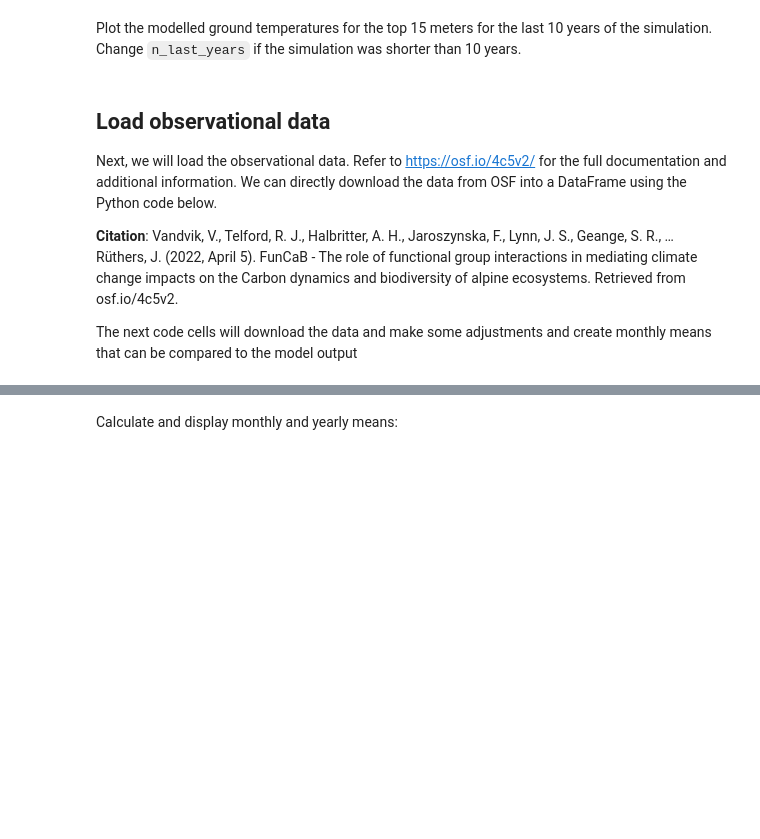
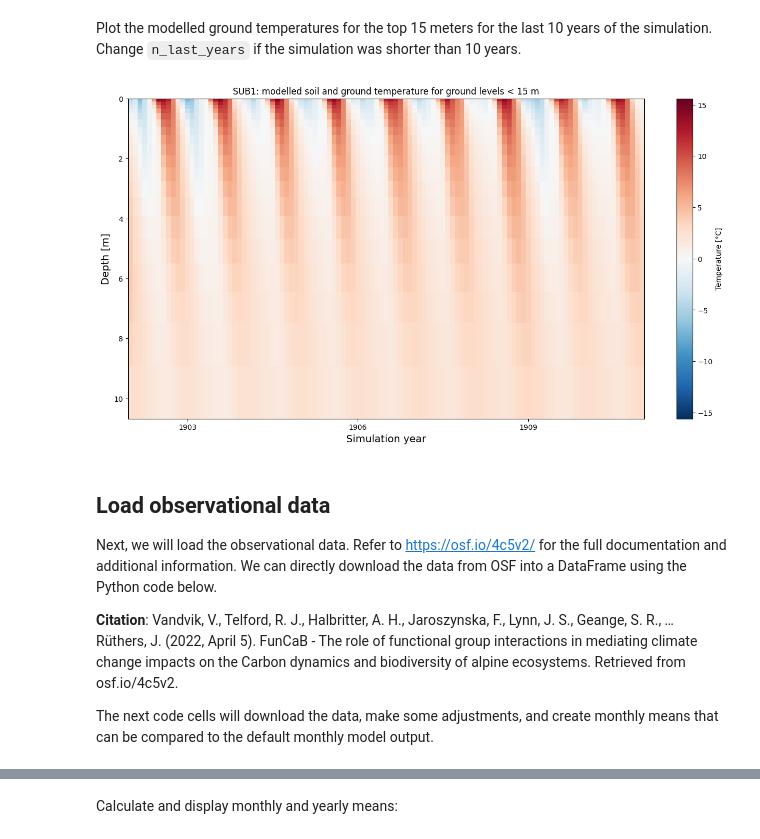
Before and after one commit to NorESMhub/noresm-land-sites-platform, a Jupyter notebook: notebooks/model_output_analysis/compare_model_to_vcg_obs_example.ipynb, the cells around one changed output, grey strips where cells are left out. Cells and saved outputs as stored; diff of their text form; code cells hidden in the pictures; blank space fills up the shorter version.

Commit message:
Adjust input and output notebooks to new version paths

```diff
--- a/notebooks/model_output_analysis/compare_model_to_vcg_obs_example.ipynb
+++ b/notebooks/model_output_analysis/compare_model_to_vcg_obs_example.ipynb
@@ -60,7 +78,7 @@ output_data_path = Path(f"../../cases/{case_name}/archive/lnd/")
 However, if you want to combine multiple files 'on the fly', you can uncomment the respective line in the next code cell and adapt it accordingly - note that this process can take some time!
 # %%
 # Enter the name of a single output file, for instance created with the 'combine_nc_files' notebook. For example:
-file_path = f"{output_data_path}/5994e825658b853b95d61feccffd18ad_bor1-1000y.h0.0001-1000.nc"
+file_path = f"{output_data_path}/8eee62b13ed6c7b49b39e2ba02120d9d_sub1-10years.h0.0001-0010.nc"
 
 # Optional: enter name to read in multiple output files
 # The following line uses '*' wild card notation to combine all files from a given history tape on the fly
@@ -115,35 +162,37 @@ ax.add_artist(anchored_text)
 Plot the modelled ground temperatures for the top 15 meters for the last 10 years of the simulation. Change `n_last_years` if the simulation was shorter than 10 years.
 # %%
 n_last_years = 10
-max_depth = 15  # [m]
+max_depth = 15  # in meters
 idx_soil_layers_15m = (model_soil_temp.levgrnd < max_depth).values.sum() - 1
 
 fig, ax = plt.subplots(figsize=(16, 8))
 
 color_bar_plot = model_soil_temp.isel(
     levgrnd=slice(0, idx_soil_layers_15m)
 ).where(
     model_soil_temp['time.year'] > (max(model_soil_temp['time.year']) - n_last_years), drop=True
 ).T.plot(ax=ax,
          cbar_kwargs={
              'label': "Temperature [°C]"
              }
         )
 
 # Make plot more intuitive by setting depth=0 to the top
 ax.invert_yaxis()
 
 # Title and labels
-ax.set_title(f"{case_id}: modelled soil and ground temperature for ground levels < 15 m")
+ax.set_title(f"{site_code}: modelled soil and ground temperature for ground levels < 15 m")
 ax.set_ylabel("Depth [m]", fontsize=14)
 ax.set_xlabel("Simulation year", fontsize=14);
+# %% [output]
+[figure, added]
 # %% [markdown]
 ## Load observational data
 Next, we will load the observational data. Refer to https://osf.io/4c5v2/ for the full documentation and additional information. We can directly download the data from OSF into a DataFrame using the Python code below.
 
 **Citation**: Vandvik, V., Telford, R. J., Halbritter, A. H., Jaroszynska, F., Lynn, J. S., Geange, S. R., … Rüthers, J. (2022, April 5). FunCaB - The role of functional group interactions in mediating climate change impacts on the Carbon dynamics and biodiversity of alpine ecosystems. Retrieved from osf.io/4c5v2.
 
-The next code cells will download the data and make some adjustments and create monthly means that can be compared to the model output
+The next code cells will download the data, make some adjustments, and create monthly means that can be compared to the default monthly model output.
 # %%
 # Download data directly from OSF storage, make sure you are connected to the internet
 vcg_soil_temp_obs_df = pd.read_csv("https://osf.io/7tgxb/download", low_memory=False)
```
Also changed, not shown: parts of 14 cells of this notebook, 4 other files.
